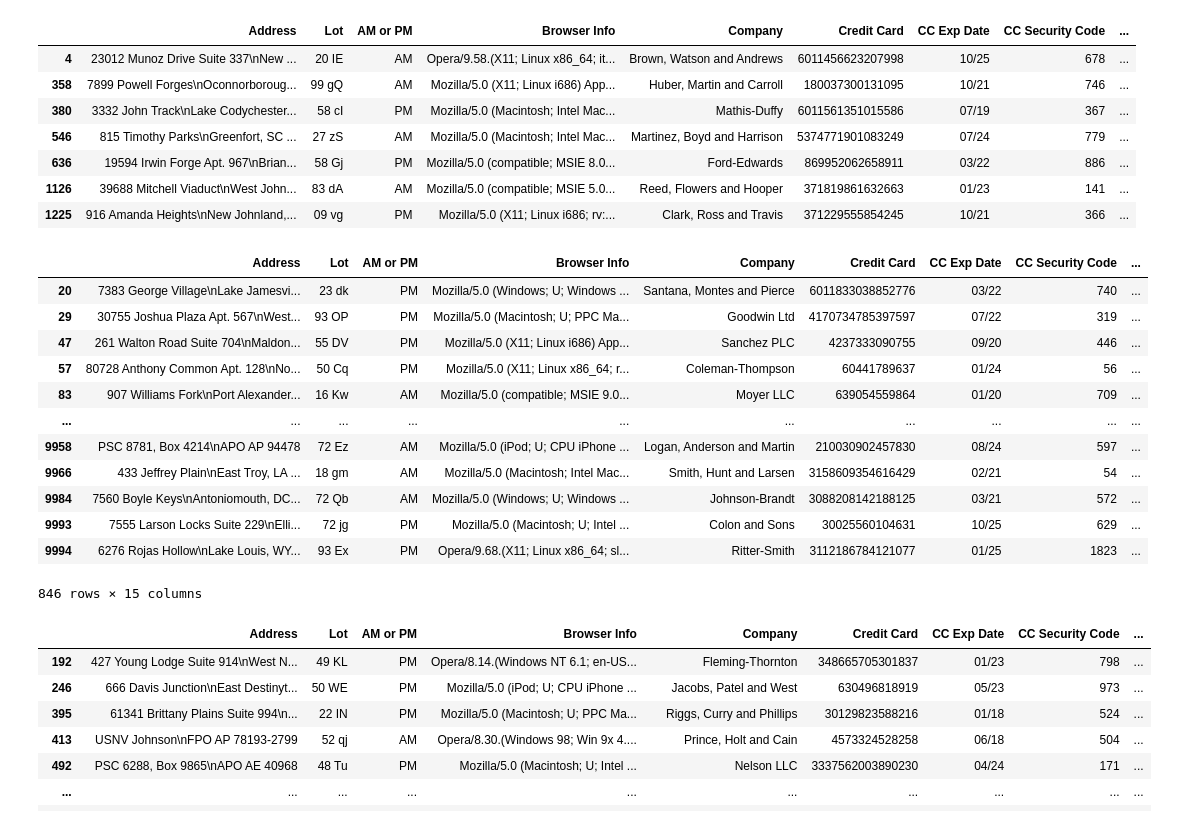
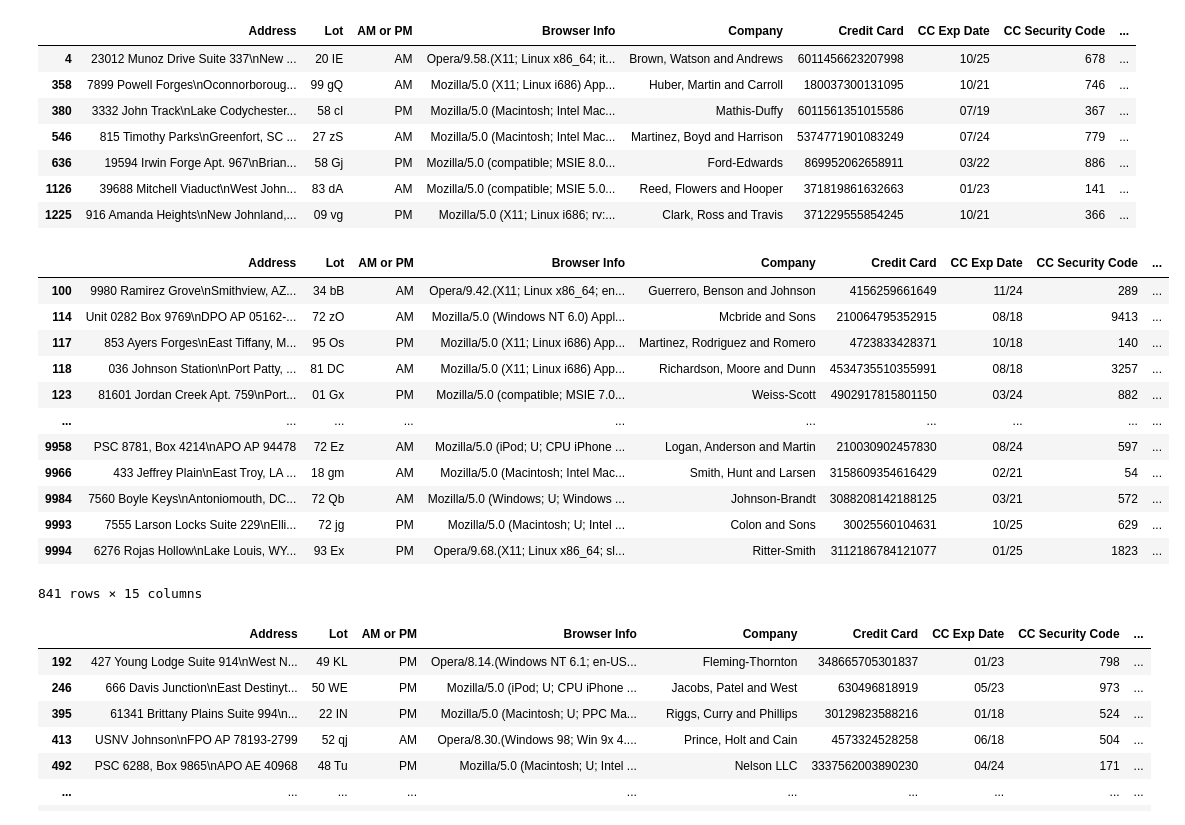
Before and after one commit to ANALYSTDIKSHA/ecommerce-project, a Jupyter notebook: ecommerce full project-2.ipynb, the cells around one changed output. Cells and saved outputs as stored; diff of their text form; code cells hidden in the pictures.

```diff
--- a/ecommerce full project-2.ipynb
+++ b/ecommerce full project-2.ipynb
@@ -499,21 +490,21 @@ df[df['Job'].str.contains("artist", case = False )].head(7)
 # %%
 # People having maestro as their credit card provider
 
-df[df['CC Provider'] == 'Maestro']
+df[df['CC Provider'] == 'Maestro'].tail(-5)
 # %% [output]
 |  | Address | Lot | AM or PM | Browser Info | Company | Credit Card | CC Exp Date | CC Security Code | ... |
-| 20 | 7383 George Village\nLake Jamesvi... | 23 dk | PM | Mozilla/5.0 (Windows; U; Windows ... | Santana, Montes and Pierce | 6011833038852776 | 03/22 | 740 | ... |
-| 29 | 30755 Joshua Plaza Apt. 567\nWest... | 93 OP | PM | Mozilla/5.0 (Macintosh; U; PPC Ma... | Goodwin Ltd | 4170734785397597 | 07/22 | 319 | ... |
-| 47 | 261 Walton Road Suite 704\nMaldon... | 55 DV | PM | Mozilla/5.0 (X11; Linux i686) App... | Sanchez PLC | 4237333090755 | 09/20 | 446 | ... |
-| 57 | 80728 Anthony Common Apt. 128\nNo... | 50 Cq | PM | Mozilla/5.0 (X11; Linux x86_64; r... | Coleman-Thompson | 60441789637 | 01/24 | 56 | ... |
-| 83 | 907 Williams Fork\nPort Alexander... | 16 Kw | AM | Mozilla/5.0 (compatible; MSIE 9.0... | Moyer LLC | 639054559864 | 01/20 | 709 | ... |
+| 100 | 9980 Ramirez Grove\nSmithview, AZ... | 34 bB | AM | Opera/9.42.(X11; Linux x86_64; en... | Guerrero, Benson and Johnson | 4156259661649 | 11/24 | 289 | ... |
+| 114 | Unit 0282 Box 9769\nDPO AP 05162-... | 72 zO | AM | Mozilla/5.0 (Windows NT 6.0) Appl... | Mcbride and Sons | 210064795352915 | 08/18 | 9413 | ... |
+| 117 | 853 Ayers Forges\nEast Tiffany, M... | 95 Os | PM | Mozilla/5.0 (X11; Linux i686) App... | Martinez, Rodriguez and Romero | 4723833428371 | 10/18 | 140 | ... |
+| 118 | 036 Johnson Station\nPort Patty, ... | 81 DC | AM | Mozilla/5.0 (X11; Linux i686) App... | Richardson, Moore and Dunn | 4534735510355991 | 08/18 | 3257 | ... |
+| 123 | 81601 Jordan Creek Apt. 759\nPort... | 01 Gx | PM | Mozilla/5.0 (compatible; MSIE 7.0... | Weiss-Scott | 4902917815801150 | 03/24 | 882 | ... |
 | ... | ... | ... | ... | ... | ... | ... | ... | ... | ... |
 | 9958 | PSC 8781, Box 4214\nAPO AP 94478 | 72 Ez | AM | Mozilla/5.0 (iPod; U; CPU iPhone ... | Logan, Anderson and Martin | 210030902457830 | 08/24 | 597 | ... |
 | 9966 | 433 Jeffrey Plain\nEast Troy, LA ... | 18 gm | AM | Mozilla/5.0 (Macintosh; Intel Mac... | Smith, Hunt and Larsen | 3158609354616429 | 02/21 | 54 | ... |
 | 9984 | 7560 Boyle Keys\nAntoniomouth, DC... | 72 Qb | AM | Mozilla/5.0 (Windows; U; Windows ... | Johnson-Brandt | 3088208142188125 | 03/21 | 572 | ... |
 | 9993 | 7555 Larson Locks Suite 229\nElli... | 72 jg | PM | Mozilla/5.0 (Macintosh; U; Intel ... | Colon and Sons | 30025560104631 | 10/25 | 629 | ... |
 | 9994 | 6276 Rojas Hollow\nLake Louis, WY... | 93 Ex | PM | Opera/9.68.(X11; Linux x86_64; sl... | Ritter-Smith | 3112186784121077 | 01/25 | 1823 | ... |
-846 rows × 15 columns
+841 rows × 15 columns
 # %%
 # engineers having maestro credit card
 
```
Also changed, not shown: parts of 20 cells of this notebook.
